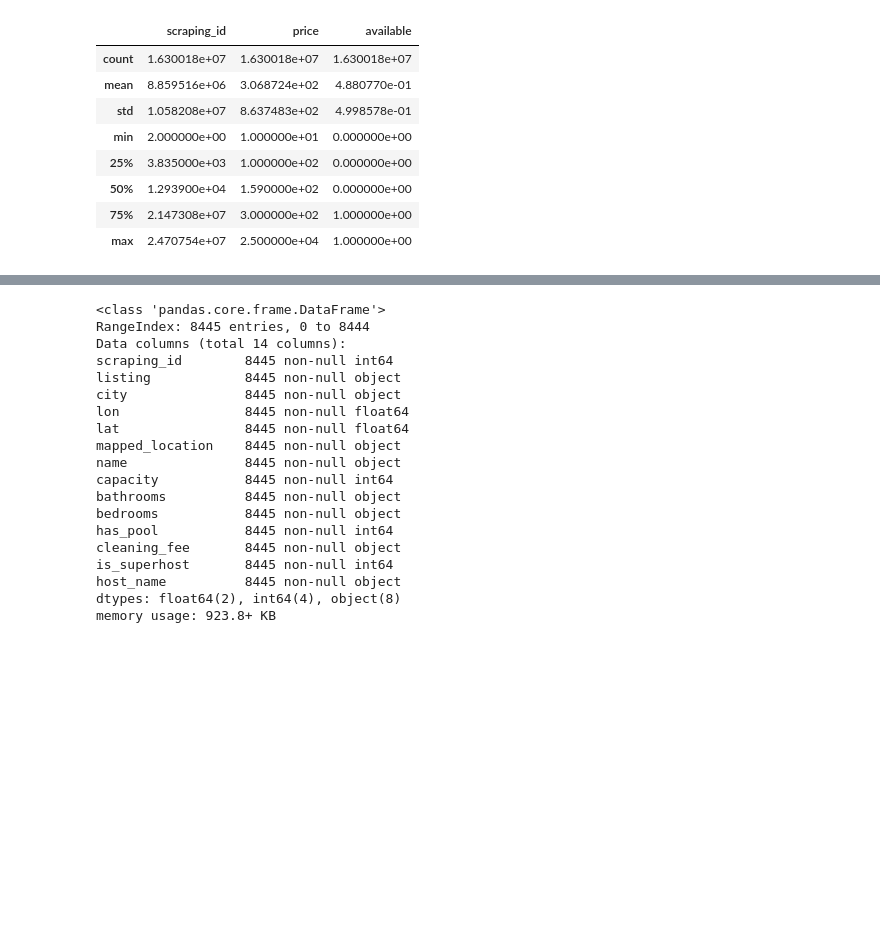
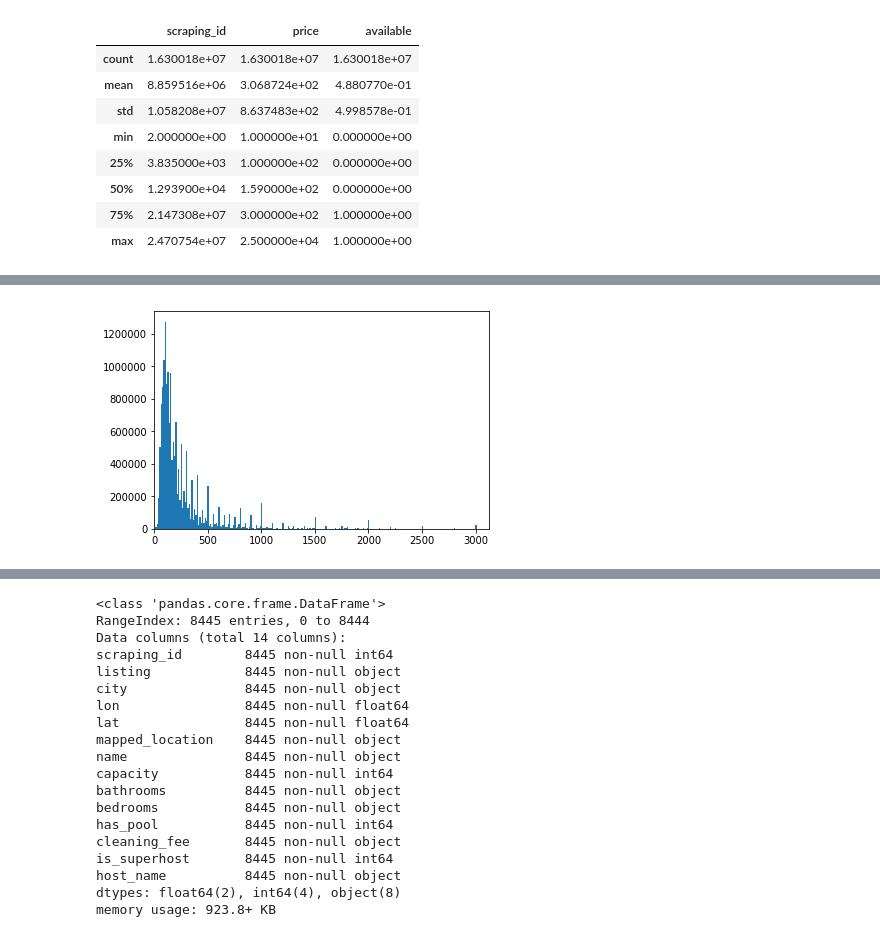
Before and after one commit to adrianlievano/wanderjaunt_challenge, a Jupyter notebook: data_analysis_notebook.ipynb, the cells around one changed output, grey strips where cells are left out. Drawn from its saved outputs; the diff is of its cells as text; code cells hidden in the pictures; blank space fills up the shorter version.

```diff
--- a/data_analysis_notebook.ipynb
+++ b/data_analysis_notebook.ipynb
@@ -30,0 +69,7 @@ sns.pairplot(df_scraped_data_raw)
+# %%
+plt.hist(df_scraped_data_raw['price'], bins=2000)
+plt.xlim(0, df_scraped_data_raw['price'].max()/8.0)
+
+plt.show()
+# %% [output]
+[figure, added]
```
Also changed, not shown: parts of 61 cells of this notebook.
